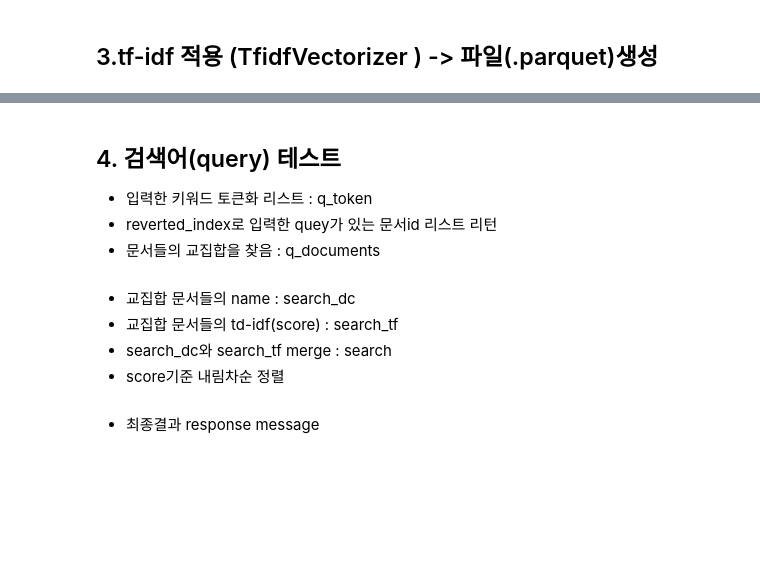
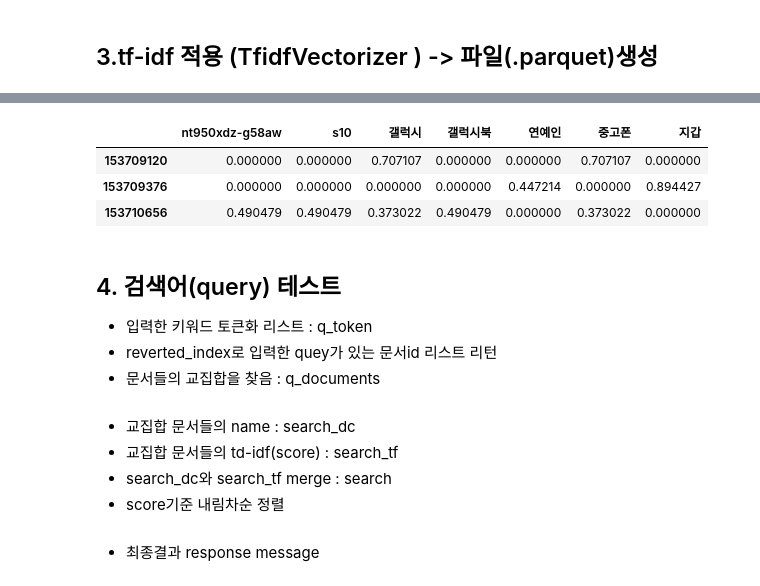
Before and after one commit to vvspearlvvs/BigdataStudy, a Jupyter notebook: NewSearch/testData_최종.ipynb, the cells around one changed output, grey strips where cells are left out. Saved outputs shown, nothing was run; the diff lists cells and outputs as text; code cells hidden in the pictures; blank space fills up the shorter version.

```diff
--- a/NewSearch/testData_최종.ipynb
+++ b/NewSearch/testData_최종.ipynb
@@ -124,3 +143,11 @@ tfidv_df
+# %%
+index_df = pq.read_table('./test_data/test_tfidv.parquet').to_pandas()
+index_df.head()
+# %% [output]
+|  | nt950xdz-g58aw | s10 | 갤럭시 | 갤럭시북 | 연예인 | 중고폰 | 지갑 |
+| 153709120 | 0.000000 | 0.000000 | 0.707107 | 0.000000 | 0.000000 | 0.707107 | 0.000000 |
+| 153709376 | 0.000000 | 0.000000 | 0.000000 | 0.000000 | 0.447214 | 0.000000 | 0.894427 |
+| 153710656 | 0.490479 | 0.490479 | 0.373022 | 0.490479 | 0.000000 | 0.373022 | 0.000000 |
 # %% [markdown]
 ## 4. 검색어(query) 테스트
 
```
Also changed, not shown: parts of 27 cells of this notebook.
